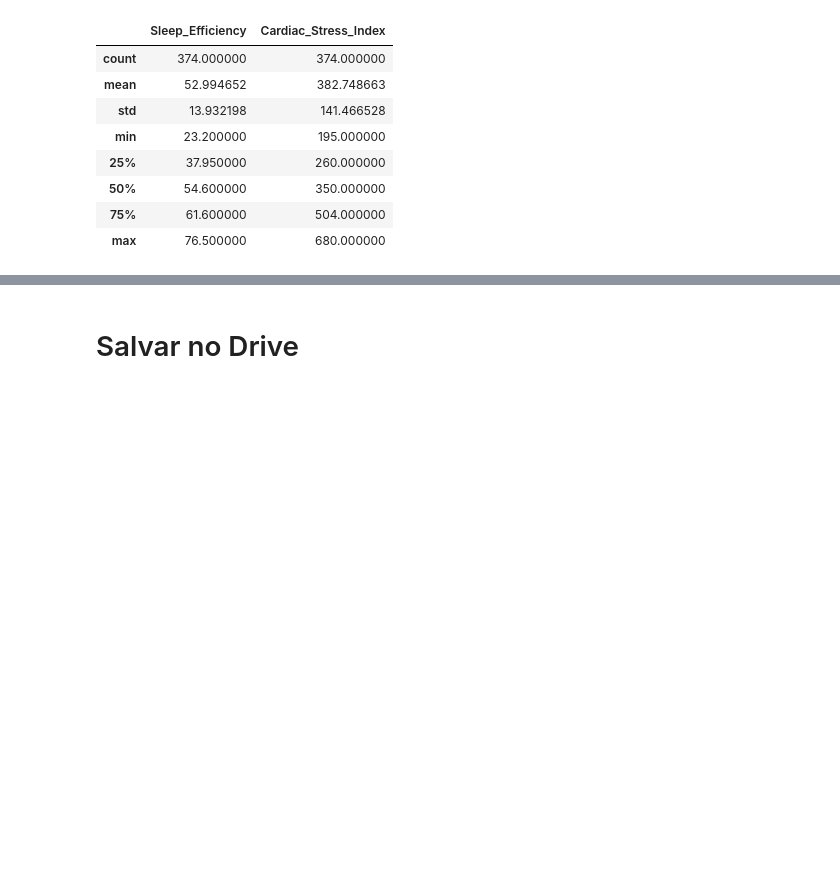
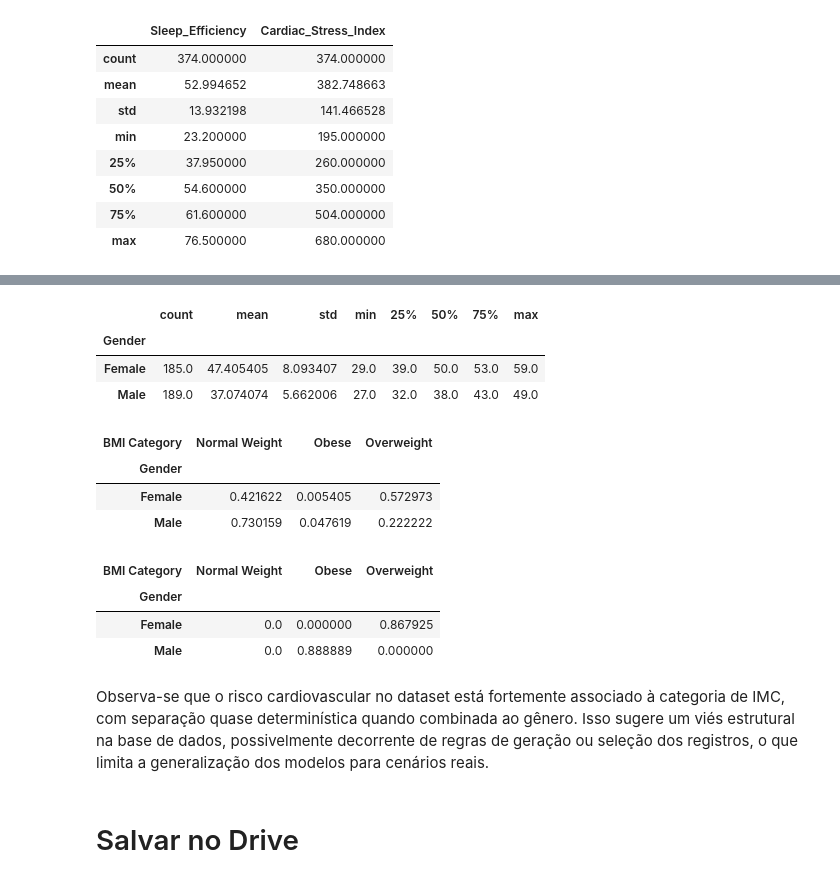
Before and after one commit to gabrielbelo2007/CardiopatiaModel, a Jupyter notebook: EDA_SleepHealth.ipynb, the cells around one changed output, grey strips where cells are left out. Cells and saved outputs as stored; diff of their text form; code cells hidden in the pictures; blank space fills up the shorter version.

```diff
--- a/EDA_SleepHealth.ipynb
+++ b/EDA_SleepHealth.ipynb
@@ -219,3 +276,35 @@ df_features[["Sleep_Efficiency", "Cardiac_Stress_Index"]].describe()
+# %%
+# Idade por gênero
+df_clean.groupby("Gender")["Age"].describe()
+# %% [output]
+|  | count | mean | std | min | 25% | 50% | 75% | max |
+| Gender |  |  |  |  |  |  |  |  |
+| Female | 185.0 | 47.405405 | 8.093407 | 29.0 | 39.0 | 50.0 | 53.0 | 59.0 |
+| Male | 189.0 | 37.074074 | 5.662006 | 27.0 | 32.0 | 38.0 | 43.0 | 49.0 |
+# %%
+# Distribuição de BMI por gênero (contagem)
+pd.crosstab(df_clean["Gender"], df_clean["BMI Category"], normalize="index")
+# %% [output]
+| BMI Category | Normal Weight | Obese | Overweight |
+| Gender |  |  |  |
+| Female | 0.421622 | 0.005405 | 0.572973 |
+| Male | 0.730159 | 0.047619 | 0.222222 |
+# %%
+# Taxa de HighRisk por gênero e BMI (interação)
+pd.pivot_table(
+    df_clean,
+    values="HighRisk",
+    index="Gender",
+    columns="BMI Category",
+    aggfunc="mean"
+)
+# %% [output]
+| BMI Category | Normal Weight | Obese | Overweight |
+| Gender |  |  |  |
+| Female | 0.0 | 0.000000 | 0.867925 |
+| Male | 0.0 | 0.888889 | 0.000000 |
+# %% [markdown]
+Observa-se que o risco cardiovascular no dataset está fortemente associado à categoria de IMC, com separação quase determinística quando combinada ao gênero. Isso sugere um viés estrutural na base de dados, possivelmente decorrente de regras de geração ou seleção dos registros, o que limita a generalização dos modelos para cenários reais.
 # %% [markdown]
 # Salvar no Drive
 # %%
```
Also changed, not shown: parts of 2 cells of this notebook.
